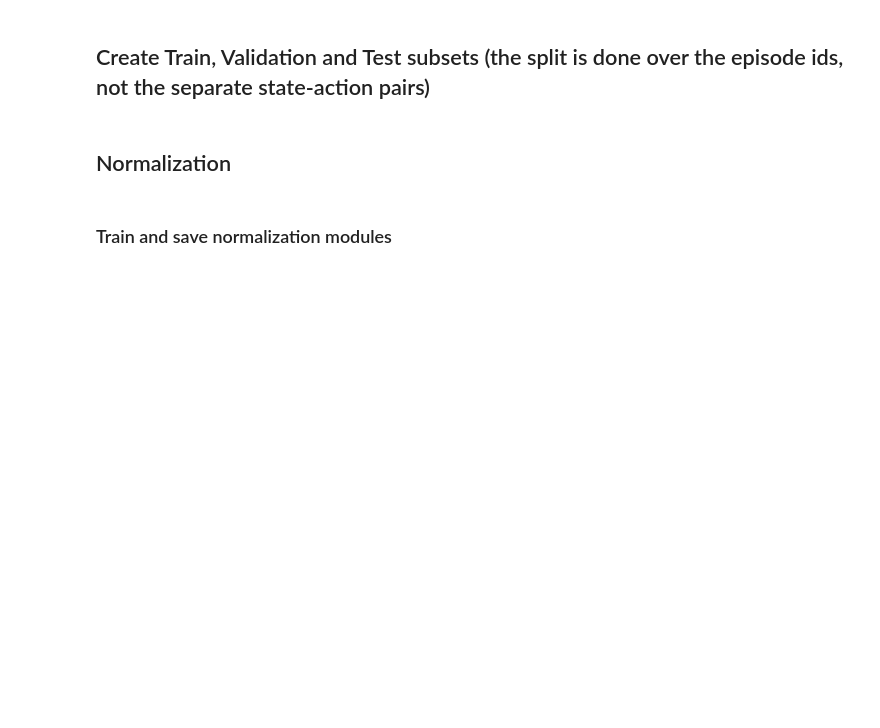
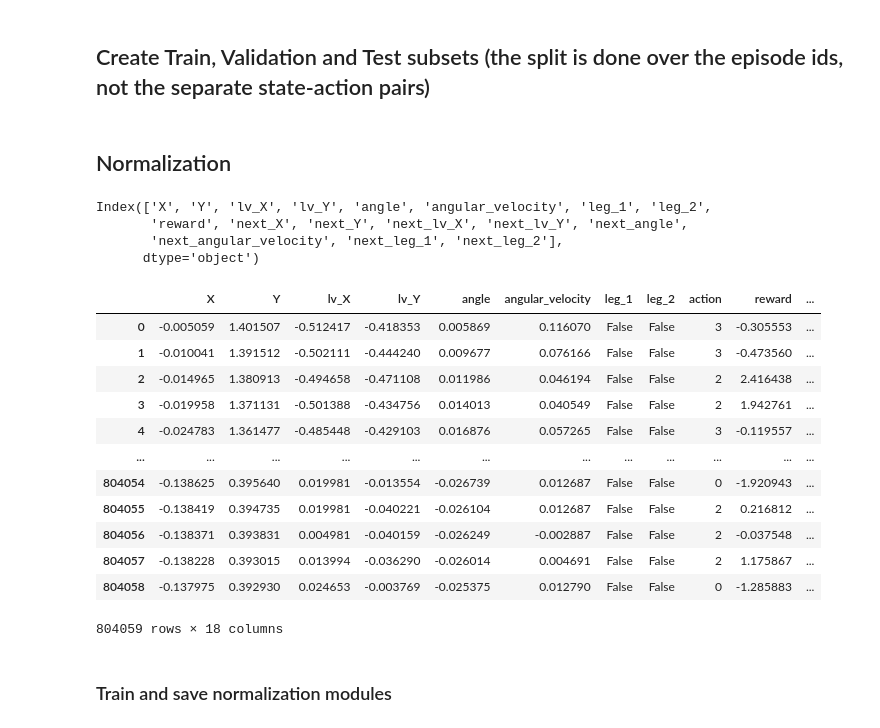
Before and after one commit to andonov16/Offline_RL_BSc_Thesis, a Jupyter notebook: notebooks/DQN/DQN_preprocessing.ipynb, the cells around one changed output. Saved outputs shown, nothing was run; the diff lists cells and outputs as text; code cells hidden in the pictures; blank space fills up the shorter version.

```diff
--- a/notebooks/DQN/DQN_preprocessing.ipynb
+++ b/notebooks/DQN/DQN_preprocessing.ipynb
@@ -144,6 +144,29 @@ rb_Y_train = rb_train_df['action'].to_numpy(dtype=np.uint8)
 
 fp_X_train = fp_train_df.drop(columns=['action']).to_numpy(dtype=np.float32)
 fp_Y_train = fp_train_df['action'].to_numpy(dtype=np.uint8)
+# %%
+features_names
+# %% [output]
+Index(['X', 'Y', 'lv_X', 'lv_Y', 'angle', 'angular_velocity', 'leg_1', 'leg_2',
+       'reward', 'next_X', 'next_Y', 'next_lv_X', 'next_lv_Y', 'next_angle',
+       'next_angular_velocity', 'next_leg_1', 'next_leg_2'],
+      dtype='object')
+# %%
+fp_train_df
+# %% [output]
+|  | X | Y | lv_X | lv_Y | angle | angular_velocity | leg_1 | leg_2 | action | reward | ... |
+| 0 | -0.005059 | 1.401507 | -0.512417 | -0.418353 | 0.005869 | 0.116070 | False | False | 3 | -0.305553 | ... |
+| 1 | -0.010041 | 1.391512 | -0.502111 | -0.444240 | 0.009677 | 0.076166 | False | False | 3 | -0.473560 | ... |
+| 2 | -0.014965 | 1.380913 | -0.494658 | -0.471108 | 0.011986 | 0.046194 | False | False | 2 | 2.416438 | ... |
+| 3 | -0.019958 | 1.371131 | -0.501388 | -0.434756 | 0.014013 | 0.040549 | False | False | 2 | 1.942761 | ... |
+| 4 | -0.024783 | 1.361477 | -0.485448 | -0.429103 | 0.016876 | 0.057265 | False | False | 3 | -0.119557 | ... |
+| ... | ... | ... | ... | ... | ... | ... | ... | ... | ... | ... | ... |
+| 804054 | -0.138625 | 0.395640 | 0.019981 | -0.013554 | -0.026739 | 0.012687 | False | False | 0 | -1.920943 | ... |
+| 804055 | -0.138419 | 0.394735 | 0.019981 | -0.040221 | -0.026104 | 0.012687 | False | False | 2 | 0.216812 | ... |
+| 804056 | -0.138371 | 0.393831 | 0.004981 | -0.040159 | -0.026249 | -0.002887 | False | False | 2 | -0.037548 | ... |
+| 804057 | -0.138228 | 0.393015 | 0.013994 | -0.036290 | -0.026014 | 0.004691 | False | False | 2 | 1.175867 | ... |
+| 804058 | -0.137975 | 0.392930 | 0.024653 | -0.003769 | -0.025375 | 0.012790 | False | False | 0 | -1.285883 | ... |
+804059 rows × 18 columns
 # %% [markdown]
 ### Train and save normalization modules
 # %%
```
Also changed, not shown: parts of 2 cells of this notebook, 11 other files.
